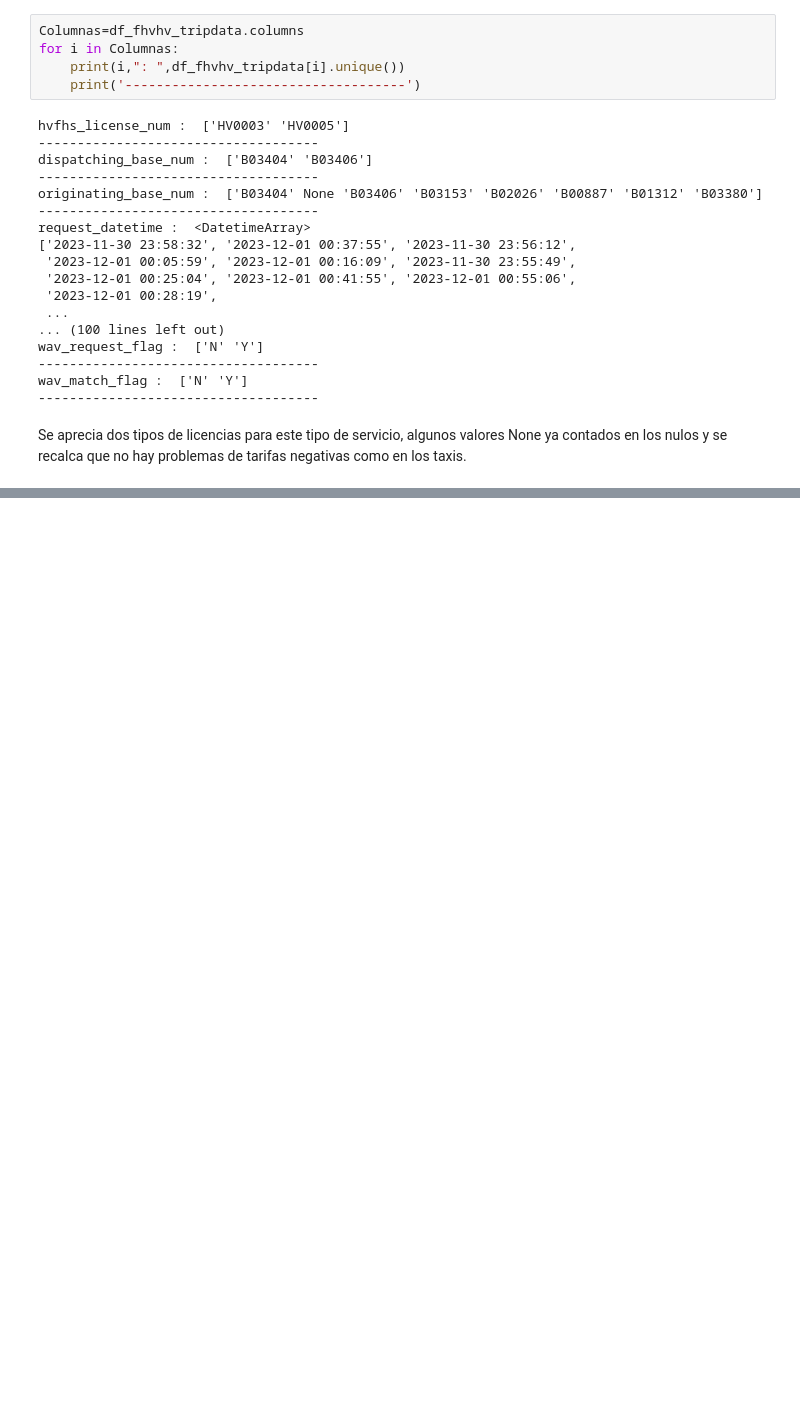
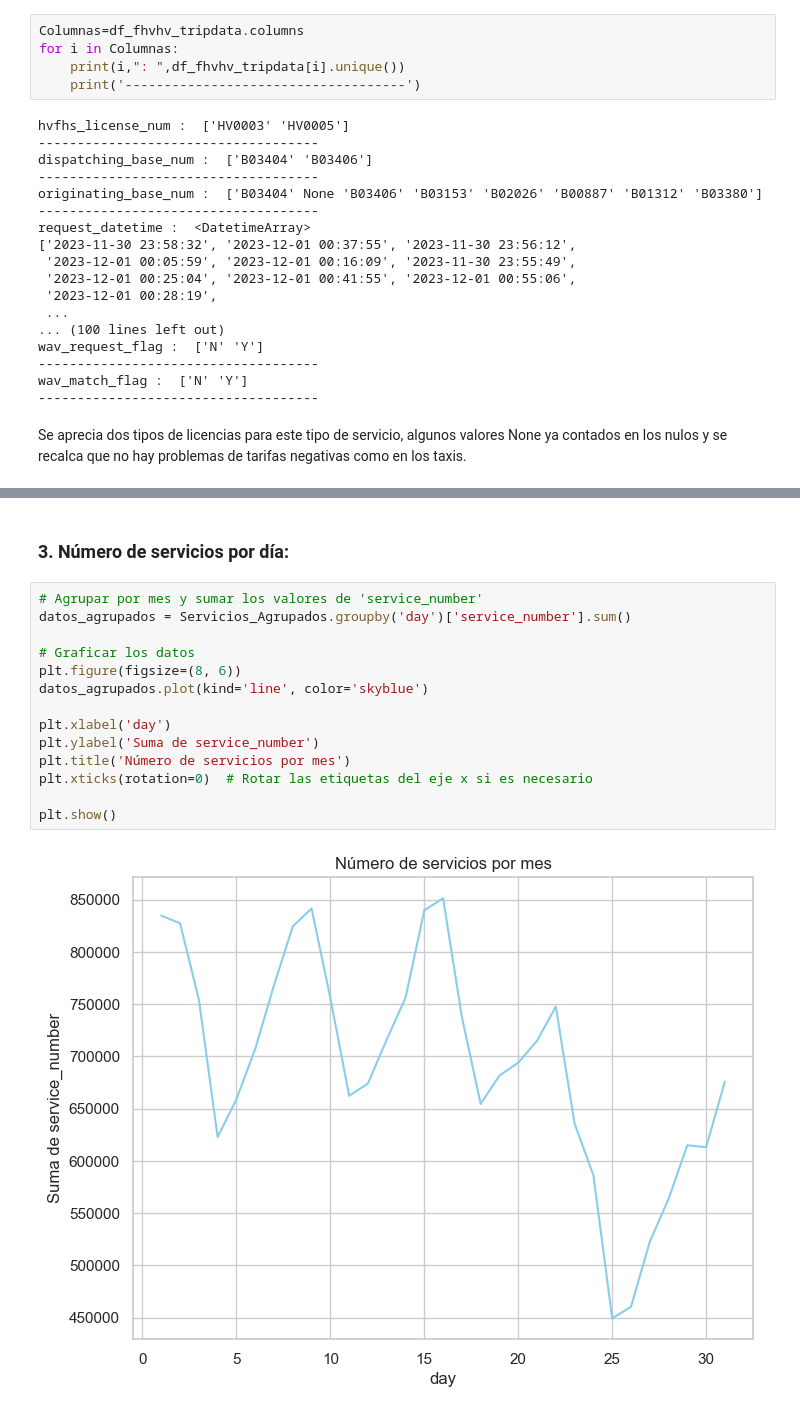
Before and after one commit to R4F43LB/EcoTaxisNYC, a Jupyter notebook: EDA/TLC_NYC.ipynb, the cells around one changed output, grey strips where cells are left out. Saved outputs shown, nothing was run; the diff lists cells and outputs as text; blank space fills up the shorter version.

```diff
--- a/EDA/TLC_NYC.ipynb
+++ b/EDA/TLC_NYC.ipynb
@@ -703,0 +753,18 @@ Se aprecia dos tipos de licencias para este tipo de servicio, algunos valores No
+# %% [markdown]
+### 3. Número de servicios por día:
+# %%
+# Agrupar por mes y sumar los valores de 'service_number'
+datos_agrupados = Servicios_Agrupados.groupby('day')['service_number'].sum()
+
+# Graficar los datos
+plt.figure(figsize=(8, 6))
+datos_agrupados.plot(kind='line', color='skyblue')
+
+plt.xlabel('day')
+plt.ylabel('Suma de service_number')
+plt.title('Número de servicios por mes')
+plt.xticks(rotation=0)  # Rotar las etiquetas del eje x si es necesario
+
+plt.show()
+# %% [output]
+[figure, added]
```
Also changed, not shown: parts of 19 cells of this notebook, 7 other files.
